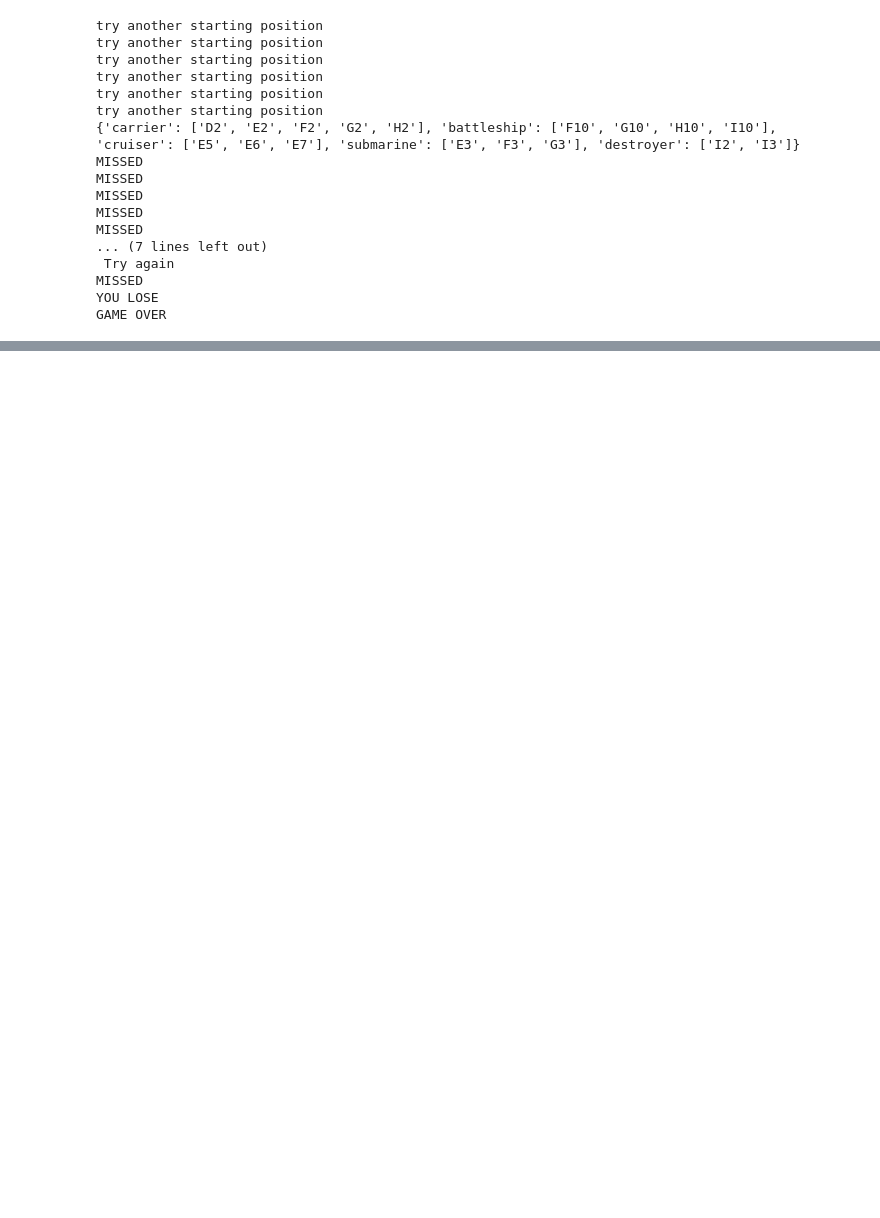
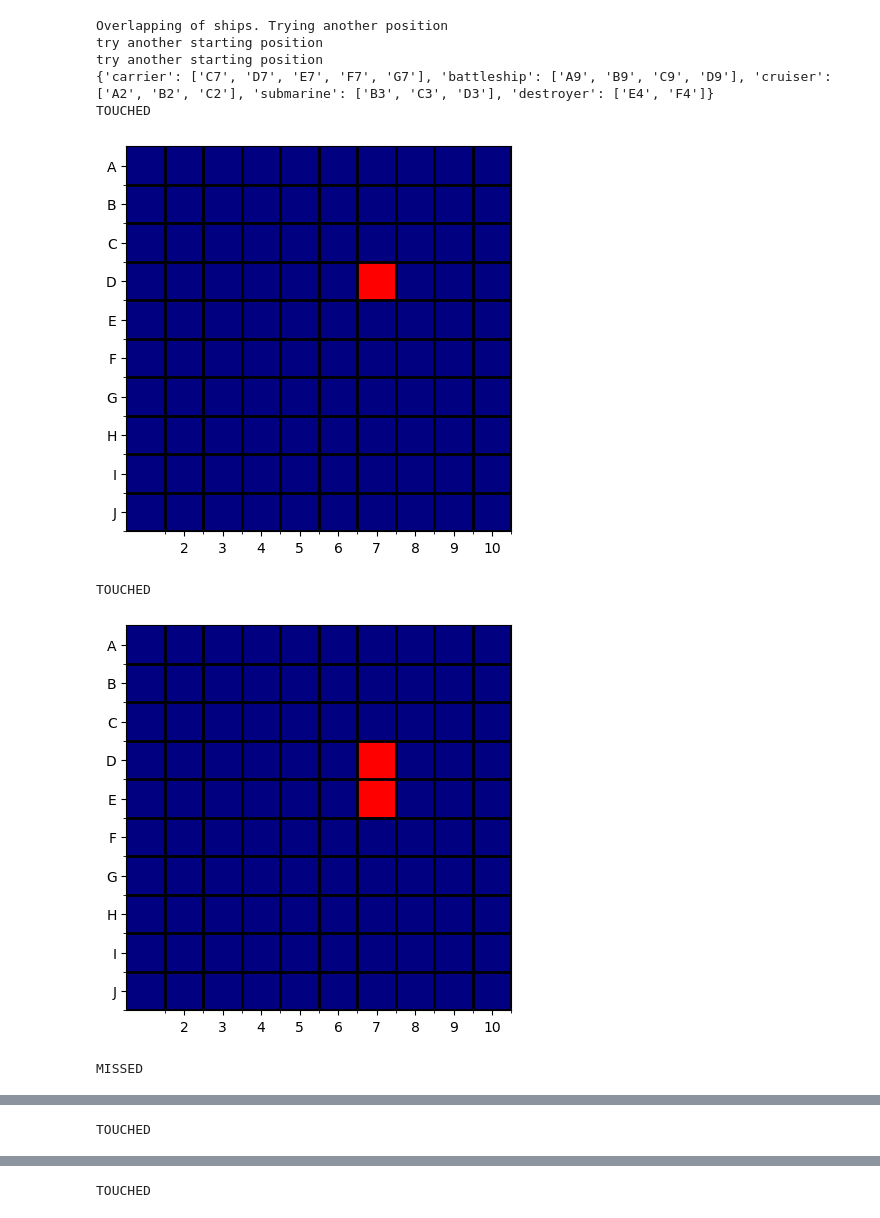
Before and after one commit to marciafof/PythonGame-Week1, a Jupyter notebook: main.ipynb, the cells around one changed output, grey strips where cells are left out. Saved outputs shown, nothing was run; the diff lists cells and outputs as text; code cells hidden in the pictures; blank space fills up the shorter version.

Commit message:
Added visualization block and fixed Overlapping bug

```diff
--- a/main.ipynb
+++ b/main.ipynb
@@ -103,7 +163,7 @@ ships_code={"carrier":1,
 "submarine":4,
 "destroyer": 5}
 #Maximum number of guesses
-number_guess = 60
+number_guess = 10
 # %%
 pc_board,ships_pos_dic, list_final_pos = position_ships(ships_code,ships_size)
 already_guessed=[]
@@ -114,45 +174,39 @@ flag = True
 while flag: #number_guess>0:
     flagcase= True
     while flagcase:
         case = guess()
         if case in already_guessed:
             print("Position already played\n Try again")
         else:
             flagcase=False
     if case in list_final_pos:
         print("TOUCHED")
         list_hits.append(case)
         for shipname,ship_listi in ships_pos_dic.items():
             if case in ship_listi:
                 ship_listi.remove(case)
                 if len(ship_listi)==0:
                     print("SUNK")
                     shipsunk+=1
             if shipsunk == len(ships_pos_dic.keys()):
                 print("YOU WON")
                 flag = False
     else:
         print ("MISSED")
     number_guess -=1
     already_guessed.append(case)
+    img = visu_board(already_guessed, list_hits, m, n)
+    plt.show(img)
     if number_guess ==0:
         flag = False
         print("YOU LOSE\nGAME OVER")
 # %% [output]
+Overlapping of ships. Trying another position
 try another starting position
 try another starting position
-try another starting position
-try another starting position
-try another starting position
-try another starting position
-{'carrier': ['D2', 'E2', 'F2', 'G2', 'H2'], 'battleship': ['F10', 'G10', 'H10', 'I10'], 'cruiser': ['E5', 'E6', 'E7'], 'submarine': ['E3', 'F3', 'G3'], 'destroyer': ['I2', 'I3']}
-MISSED
-MISSED
-MISSED
-MISSED
-MISSED
-... (7 lines left out)
- Try again
-MISSED
-YOU LOSE
-GAME OVER
+{'carrier': ['C7', 'D7', 'E7', 'F7', 'G7'], 'battleship': ['A9', 'B9', 'C9', 'D9'], 'cruiser': ['A2', 'B2', 'C2'], 'submarine': ['B3', 'C3', 'D3'], 'destroyer': ['E4', 'F4']}
+TOUCHED
+[figure, added]
+TOUCHED
+[figure, added]
+MISSED
@@ -158,0 +214 @@ GAME OVER
+TOUCHED
@@ -158,0 +216 @@ GAME OVER
+TOUCHED
```
Also changed, not shown: parts of 2 cells of this notebook, 1 other file.
